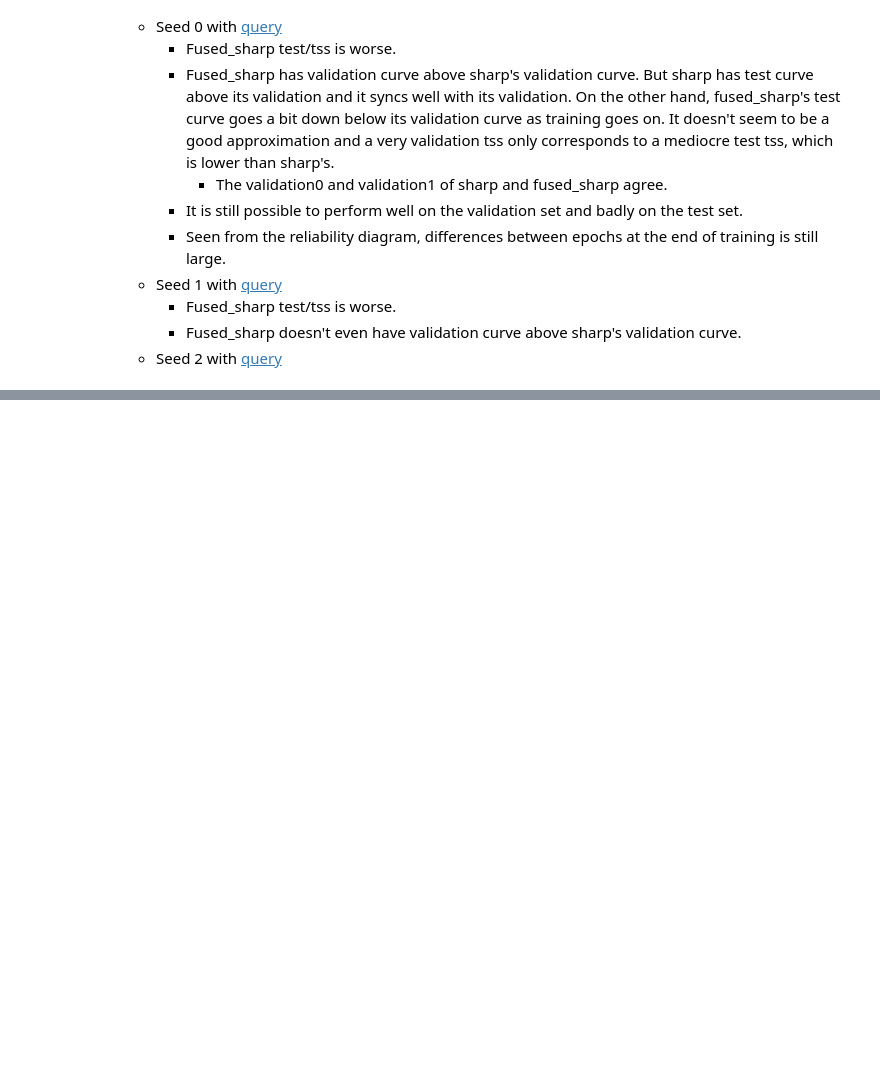
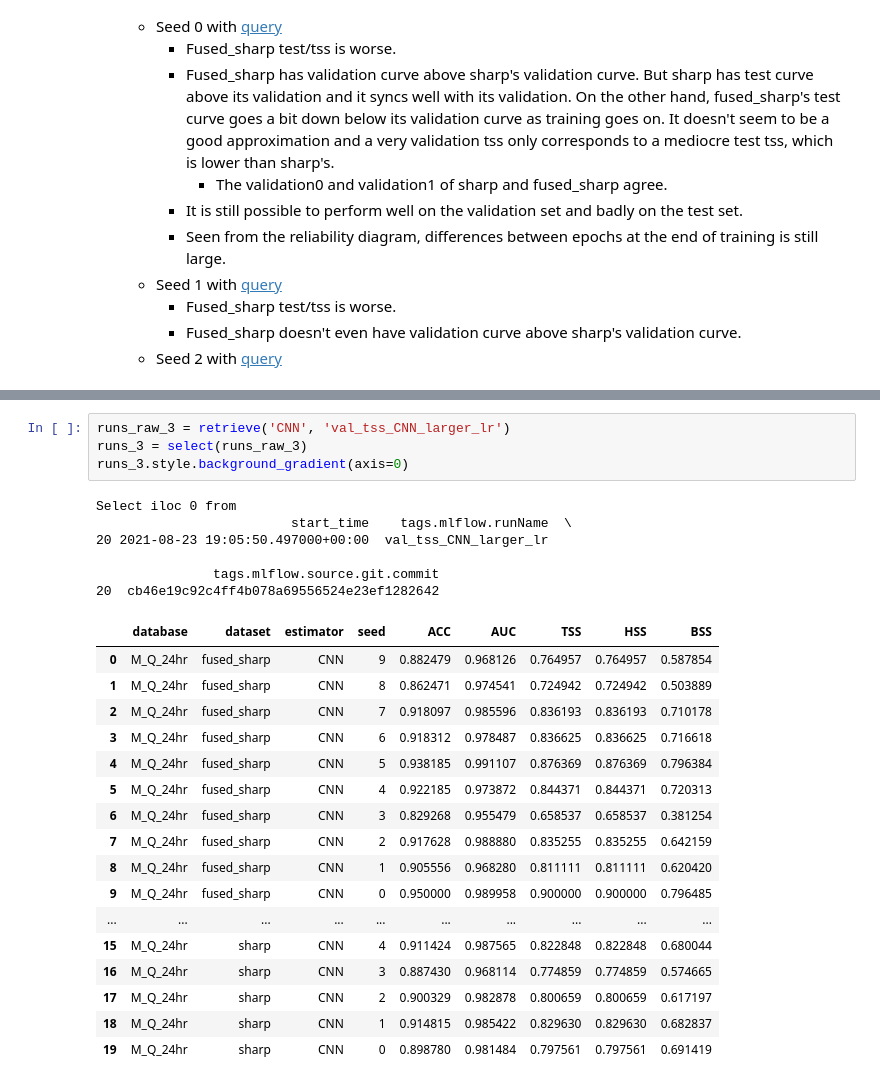
Before and after one commit to ZeyuSun/flare-prediction-smarp, a Jupyter notebook: notebooks/mlflow_results_2.ipynb, the cells around one changed output, grey strips where cells are left out. Drawn from its saved outputs; the diff is of its cells as text; blank space fills up the shorter version.

```diff
--- a/notebooks/mlflow_results_2.ipynb
+++ b/notebooks/mlflow_results_2.ipynb
@@ -576,0 +767,28 @@ dirs = tensorboard(runs_raw)
+# %%
+runs_raw_3 = retrieve('CNN', 'val_tss_CNN_larger_lr')
+runs_3 = select(runs_raw_3)
+runs_3.style.background_gradient(axis=0)
+# %% [output]
+Select iloc 0 from
+                         start_time    tags.mlflow.runName  \
+20 2021-08-23 19:05:50.497000+00:00  val_tss_CNN_larger_lr
+
+               tags.mlflow.source.git.commit
+20  cb46e19c92c4ff4b078a69556524e23ef1282642
+|  | database | dataset | estimator | seed | ACC | AUC | TSS | HSS | BSS |
+| 0 | M_Q_24hr | fused_sharp | CNN | 9 | 0.882479 | 0.968126 | 0.764957 | 0.764957 | 0.587854 |
+| 1 | M_Q_24hr | fused_sharp | CNN | 8 | 0.862471 | 0.974541 | 0.724942 | 0.724942 | 0.503889 |
+| 2 | M_Q_24hr | fused_sharp | CNN | 7 | 0.918097 | 0.985596 | 0.836193 | 0.836193 | 0.710178 |
+| 3 | M_Q_24hr | fused_sharp | CNN | 6 | 0.918312 | 0.978487 | 0.836625 | 0.836625 | 0.716618 |
+| 4 | M_Q_24hr | fused_sharp | CNN | 5 | 0.938185 | 0.991107 | 0.876369 | 0.876369 | 0.796384 |
+| 5 | M_Q_24hr | fused_sharp | CNN | 4 | 0.922185 | 0.973872 | 0.844371 | 0.844371 | 0.720313 |
+| 6 | M_Q_24hr | fused_sharp | CNN | 3 | 0.829268 | 0.955479 | 0.658537 | 0.658537 | 0.381254 |
+| 7 | M_Q_24hr | fused_sharp | CNN | 2 | 0.917628 | 0.988880 | 0.835255 | 0.835255 | 0.642159 |
+| 8 | M_Q_24hr | fused_sharp | CNN | 1 | 0.905556 | 0.968280 | 0.811111 | 0.811111 | 0.620420 |
+| 9 | M_Q_24hr | fused_sharp | CNN | 0 | 0.950000 | 0.989958 | 0.900000 | 0.900000 | 0.796485 |
+| ... | ... | ... | ... | ... | ... | ... | ... | ... | ... |
+| 15 | M_Q_24hr | sharp | CNN | 4 | 0.911424 | 0.987565 | 0.822848 | 0.822848 | 0.680044 |
+| 16 | M_Q_24hr | sharp | CNN | 3 | 0.887430 | 0.968114 | 0.774859 | 0.774859 | 0.574665 |
+| 17 | M_Q_24hr | sharp | CNN | 2 | 0.900329 | 0.982878 | 0.800659 | 0.800659 | 0.617197 |
+| 18 | M_Q_24hr | sharp | CNN | 1 | 0.914815 | 0.985422 | 0.829630 | 0.829630 | 0.682837 |
+| 19 | M_Q_24hr | sharp | CNN | 0 | 0.898780 | 0.981484 | 0.797561 | 0.797561 | 0.691419 |
```
Also changed, not shown: parts of 21 cells of this notebook, 5 other files.
